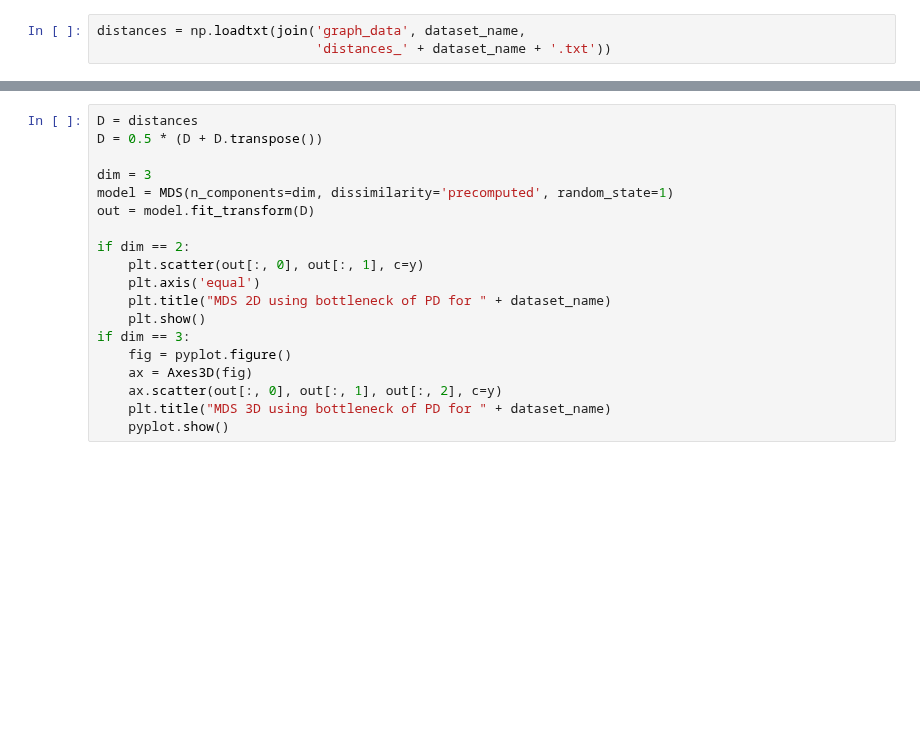
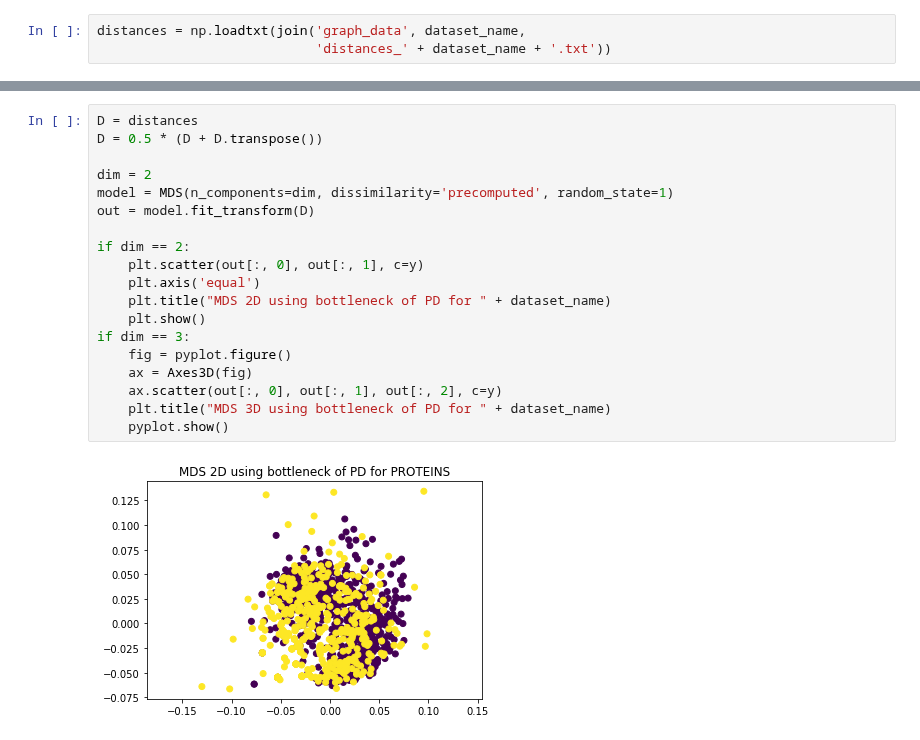
Before and after one commit to giotto-ai/giotto-deep, a Jupyter notebook: examples/exploratory_study_graph_datasets.ipynb, the cells around one changed output, grey strips where cells are left out. Drawn from its saved outputs; the diff is of its cells as text; blank space fills up the shorter version.

```diff
--- a/examples/exploratory_study_graph_datasets.ipynb
+++ b/examples/exploratory_study_graph_datasets.ipynb
@@ -72,22 +76,24 @@ plt.show()
 # %%
 D = distances
 D = 0.5 * (D + D.transpose())
 
-dim = 3
+dim = 2
 model = MDS(n_components=dim, dissimilarity='precomputed', random_state=1)
 out = model.fit_transform(D)
 
 if dim == 2:
     plt.scatter(out[:, 0], out[:, 1], c=y)
     plt.axis('equal')
     plt.title("MDS 2D using bottleneck of PD for " + dataset_name)
     plt.show()
 if dim == 3:
     fig = pyplot.figure()
     ax = Axes3D(fig)
     ax.scatter(out[:, 0], out[:, 1], out[:, 2], c=y)
     plt.title("MDS 3D using bottleneck of PD for " + dataset_name)
     pyplot.show()
+# %% [output]
+[figure, added]
 # %%
 
 out_pd = pd.DataFrame(out)
```
Also changed, not shown: parts of 3 cells of this notebook, 1 other file.
